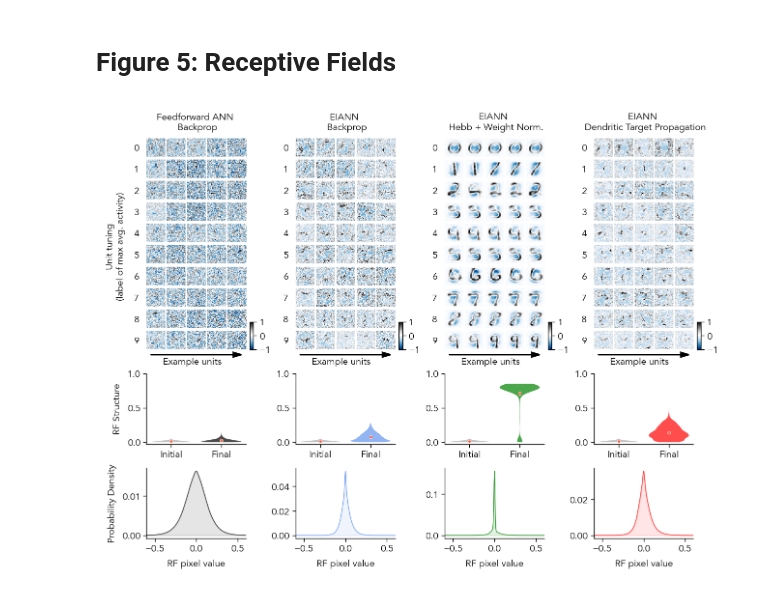
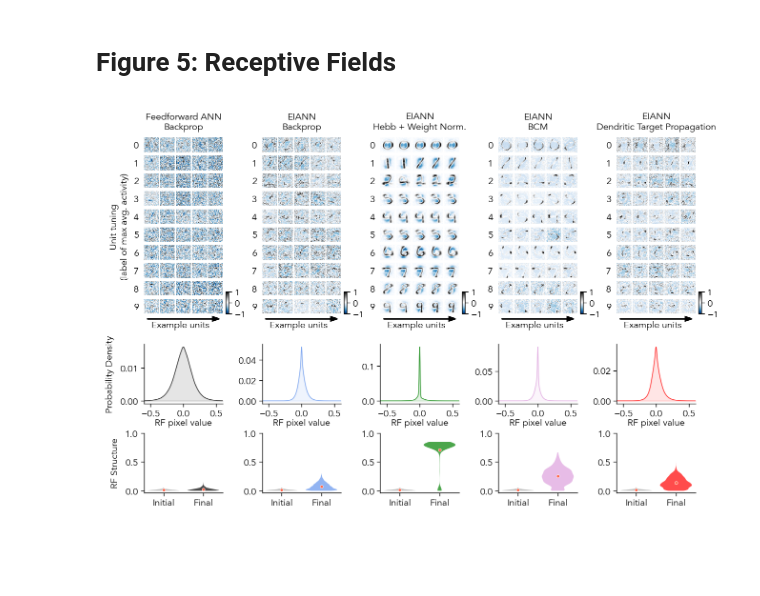
Before and after one commit to Milstein-Lab/EIANN, a Jupyter notebook: docs/Galloni_etal_2025/Figure_5.ipynb, the cells around one changed output. Saved outputs shown, nothing was run; the diff lists cells and outputs as text; code cells hidden in the pictures; blank space fills up the shorter version.

```diff
--- a/docs/Galloni_etal_2025/Figure_5.ipynb
+++ b/docs/Galloni_etal_2025/Figure_5.ipynb
@@ -12,5 +12,12 @@ import EIANN.utils as ut
 from EIANN.generate_figures import *
 
 eiann.update_plot_defaults()
+# %%
+figure_name = "Fig5_receptive_fields"
+population = 'H1E'
+model_list = ["vanBP", "bpDale_fixed", "HebbWN_topsup", "BCM_topsup", "bpLike_WT_hebbdend"]
+
+model_dict_all = load_model_dict()
+generate_hdf5_all_seeds(model_list, model_dict_all, variables_to_save=["average_pop_activity_dict", "final_receptive_fields", "metrics_dict"], recompute=None)
 # %%
 def generate_receptive_field_figure(population, model_list, model_dict_all, figure_name):
@@ -134,13 +142,6 @@ def generate_receptive_field_figure(population, model_list, model_dict_all, figu
     fig.savefig(root_dir + f"/EIANN/figures/{figure_name}_{population}.png", dpi=300)
     fig.savefig(root_dir + f"/EIANN/figures/{figure_name}_{population}.svg", dpi=300)
 # %%
-figure_name = "Fig5_receptive_fields"
-population = 'H1E'
-
-model_list = ["vanBP", "bpDale_fixed", "HebbWN_topsup", "bpLike_WT_hebbdend"]
-model_dict_all = load_model_dict()
-generate_hdf5_all_seeds(model_list, model_dict_all, variables_to_save=["metrics_dict", "final_receptive_fields", "average_pop_activity_dict"], recompute=None)
-
 generate_receptive_field_figure(population, model_list, model_dict_all, figure_name)
 # %% [output]
-[figure, old version]
+[figure, new version]
```
Also changed, not shown: parts of 1 cell of this notebook, 5 other files.
